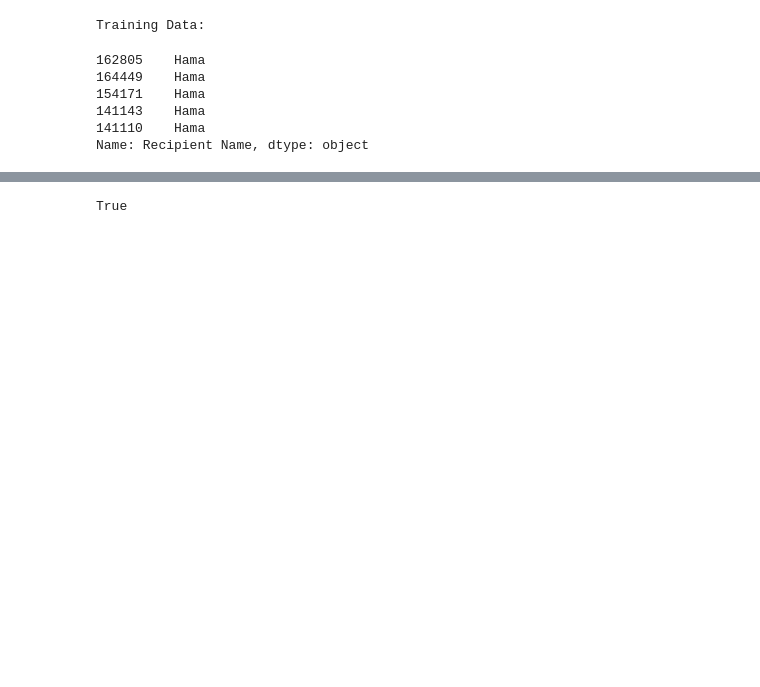
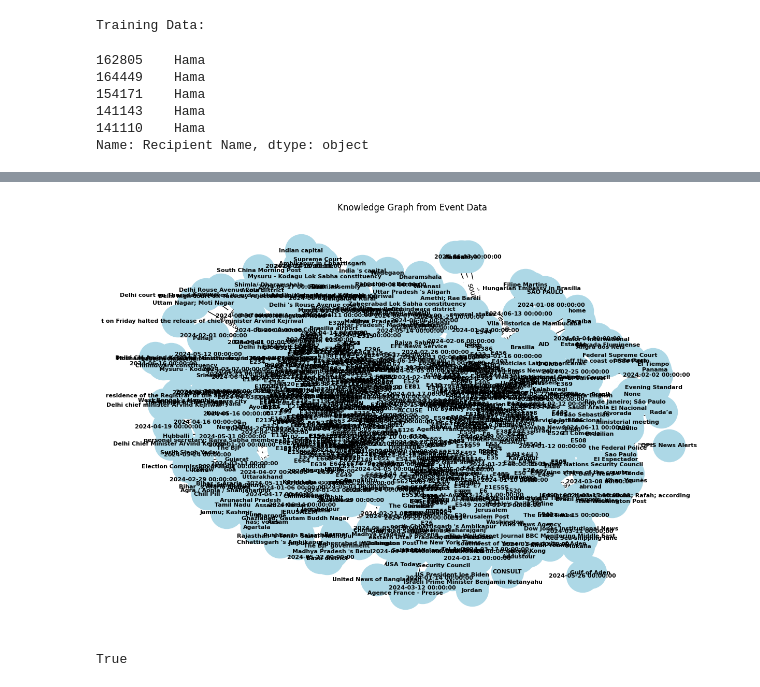
Before and after one commit to Aditya100401/GraphRAG, a Jupyter notebook: new_graph.ipynb, the cells around one changed output, grey strips where cells are left out. Saved outputs shown, nothing was run; the diff lists cells and outputs as text; code cells hidden in the pictures; blank space fills up the shorter version.

```diff
--- a/new_graph.ipynb
+++ b/new_graph.ipynb
@@ -366 +396,71 @@ Test Data:
 5 rows × 40 columns
+# %%
+# Create a directed graph
+#G = nx.DiGraph()
+G = nx.Graph()
+
+n = 1
+# Function to add nodes and edges
+def add_event_to_graph(row,n):
+
+    # Date
+    date = row['Event Date']
+    G.add_node(date)
+
+    event_id = F"E{n}"
+
+    event_date = row['Event Date']
+    event_type = row['Event Type']
+    event_intensity = row['Event Intensity']
+    quad_code = row['Quad Code']
+    contexts = row['Contexts']
+
+    G.add_node(event_type)
+    # Create an event node
+    G.add_node(event_id, event_date=event_date, event_type=event_type,event_intensity=event_intensity,quad_code=quad_code,contexts=contexts)
+
+    # Add actor nodes with attributes
+    actor = row['Actor Name']
+    if actor == '':
+        actor=row['Actor Country'] # Actor Name	Actor Country	Actor COW	Primary Actor Sector	Actor Sectors	Actor Title	Actor Name Raw	Wikipedia Actor ID
+    G.add_node(actor, country=row['Actor Country'],cow=row['Actor COW'], primary_sector=row['Primary Actor Sector'],sectors=row['Actor Sectors'],title=row['Actor Title'],id=row['Wikipedia Actor ID'], actor_type='actor')
+
+    # Add recipient nodes with attributes
+    recipient = row['Recipient Name'] # Recipient Name	Recipient Country	Recipient COW	Primary Recipient Sector	Recipient Sectors	Recipient Title	Recipient Name Raw	Wikipedia Recipient ID
+    G.add_node(recipient, country=row['Recipient Country'], cow=row['Recipient COW'], primary_sector=row['Primary Recipient Sector'],sectors=row['Recipient Sectors'],title=row['Recipient Title'],id=row['Wikipedia Recipient ID'],actor_type='recipient')
+
+    #Location node Placename	City	District	Province	Country	Latitude	Longitude	GeoNames ID	Raw Placename	Feature Type	Source	Publication Date	Story People	Story Organizations	Story Locations	Language	Version
+    place = row['Raw Placename']
+    G.add_node(place,city=row['City'],district=row['District'],province=row['Province'],latitude=row['Latitude'],longitude=row['Longitude'],geoid=row['GeoNames ID'],raw=row['Raw Placename'])
+
+    # Add information source node
+    info_source = row['Source']
+    G.add_node(info_source, publication_date=row['Publication Date'],feature=row['Feature Type'], date=row['Publication Date'],people=row['Story People'],organization=row['Story Organizations'],location=row['Story Locations'],language=row['Language'], type='source')
+
+    # Add edges between nodes
+    G.add_edge(event_id,event_type,relation='type')
+    G.add_edge(event_id,date,relation='date')
+    G.add_edge(event_id, actor, relation='actor')
+    G.add_edge(event_id, recipient, relation='recipient')
+    G.add_edge(event_id, place, relation='location')
+    G.add_edge(event_id, info_source, relation='source')
+
+# Iterate over each row to build the graph
+for index, row in train_df.iterrows():
+    add_event_to_graph(row,n)
+    n+=1
+
+# Draw the graph
+plt.figure(figsize=(12, 8))
+pos = nx.spring_layout(G)  # Layout for the nodes
+nx.draw(G, pos, with_labels=True, node_size=2000, node_color='lightblue', font_size=8, font_color='black', font_weight='bold', arrows=True)
+
+# Draw edge labels (optional)
+edge_labels = nx.get_edge_attributes(G, 'relation')
+nx.draw_networkx_edge_labels(G, pos, edge_labels=edge_labels)
+
+# Set the title and show the plot
+plt.title('Knowledge Graph from Event Data')
+plt.show()
+# %% [output]
+[figure, added]
```
Also changed, not shown: parts of 14 cells of this notebook, 1 other file.
